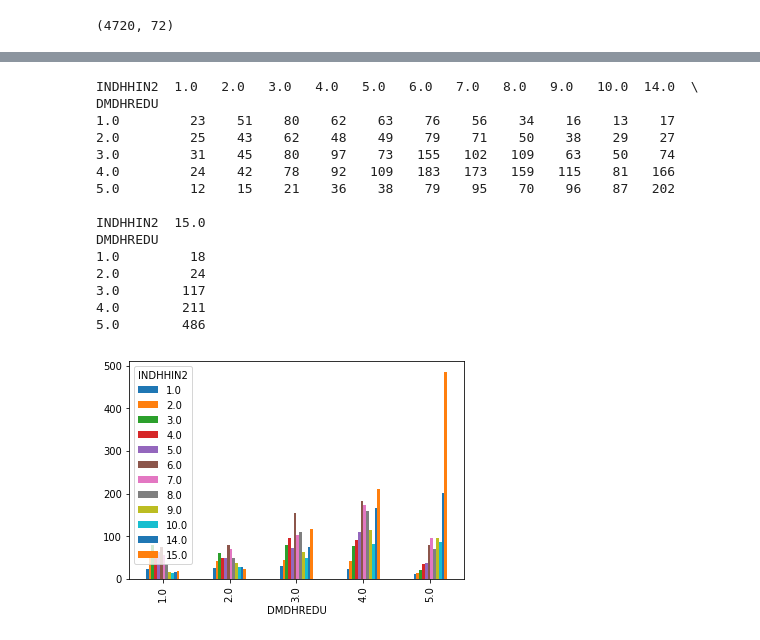
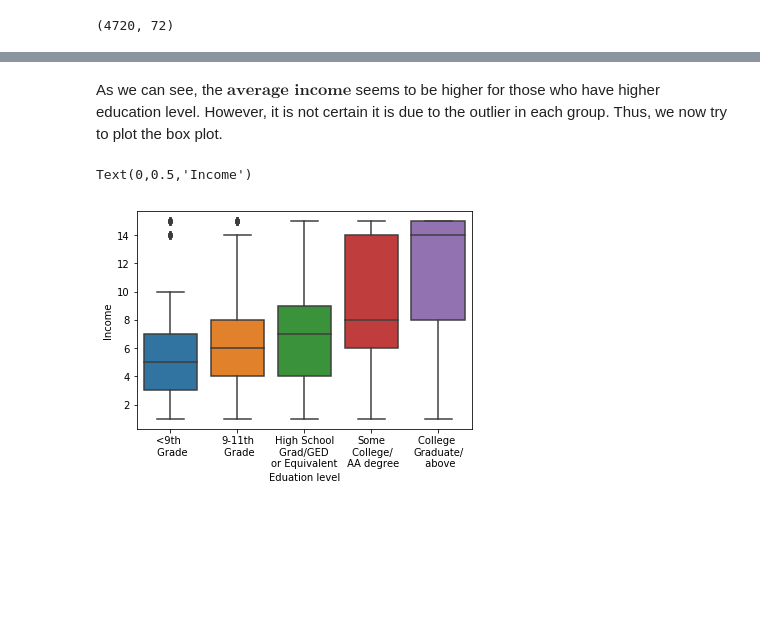
Before and after one commit to haolee21/stats131Midterm, a Jupyter notebook: Sample Answer 3.ipynb, the cells around one changed output, grey strips where cells are left out. Saved outputs shown, nothing was run; the diff lists cells and outputs as text; code cells hidden in the pictures; blank space fills up the shorter version.

```diff
--- a/Sample Answer 3.ipynb
+++ b/Sample Answer 3.ipynb
@@ -52,21 +51,11 @@ Text(0,0.5,'Income')
-# %%
-countData = adultData.pivot_table(index = 'DMDHREDU', columns = 'INDHHIN2', values = 'SEQN',aggfunc = 'count')
-countData.plot(kind='bar')
-print(countData)
-# %% [output]
-INDHHIN2  1.0   2.0   3.0   4.0   5.0   6.0   7.0   8.0   9.0   10.0  14.0  \
-DMDHREDU
-1.0         23    51    80    62    63    76    56    34    16    13    17
-2.0         25    43    62    48    49    79    71    50    38    29    27
-3.0         31    45    80    97    73   155   102   109    63    50    74
-4.0         24    42    78    92   109   183   173   159   115    81   166
-5.0         12    15    21    36    38    79    95    70    96    87   202
-
-INDHHIN2  15.0
-DMDHREDU
-1.0         18
-2.0         24
-3.0        117
-4.0        211
-5.0        486
-[figure, removed]
+# %% [markdown]
+As we can see, the $\textbf{average income}$ seems to be higher for those who have higher education level. However, it is not certain it is due to the outlier in each group.
+Thus, we now try to plot the box plot.
+# %%
+ax = sns.boxplot(adultData.loc[:,'DMDHREDU'],adultData.loc[:,'INDHHIN2'])
+ax.set_xlabel('Eduation level')
+ax.set_xticklabels(['<9th \n Grade','9-11th\n Grade','High School\n Grad/GED \nor Equivalent','Some\n College/\n AA degree','College \nGraduate/\n above'])
+ax.set_ylabel('Income')
+# %% [output]
+Text(0,0.5,'Income')
+[figure, added]
```
Also changed, not shown: parts of 9 cells of this notebook.
